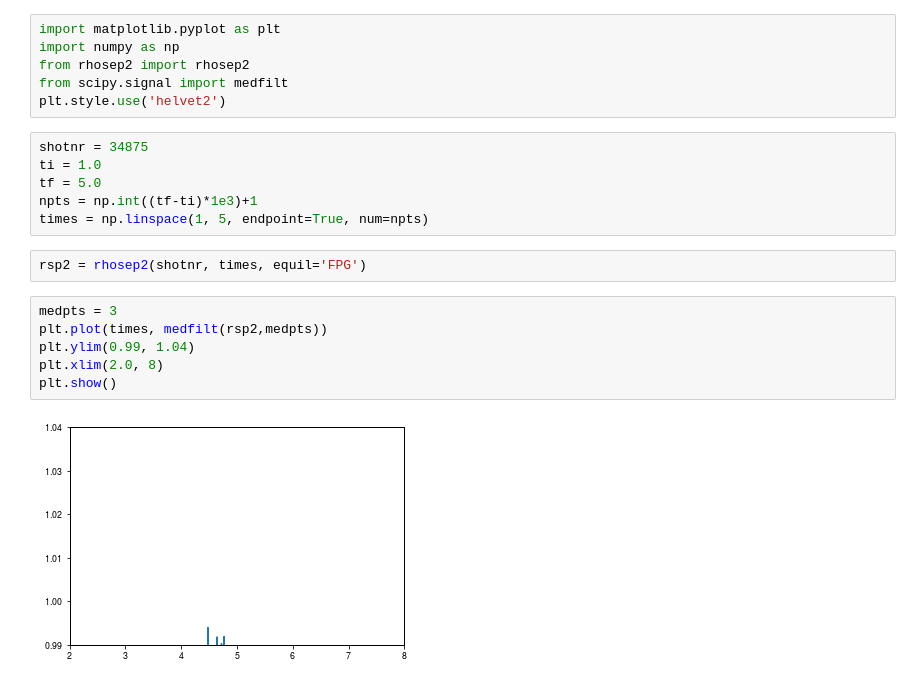
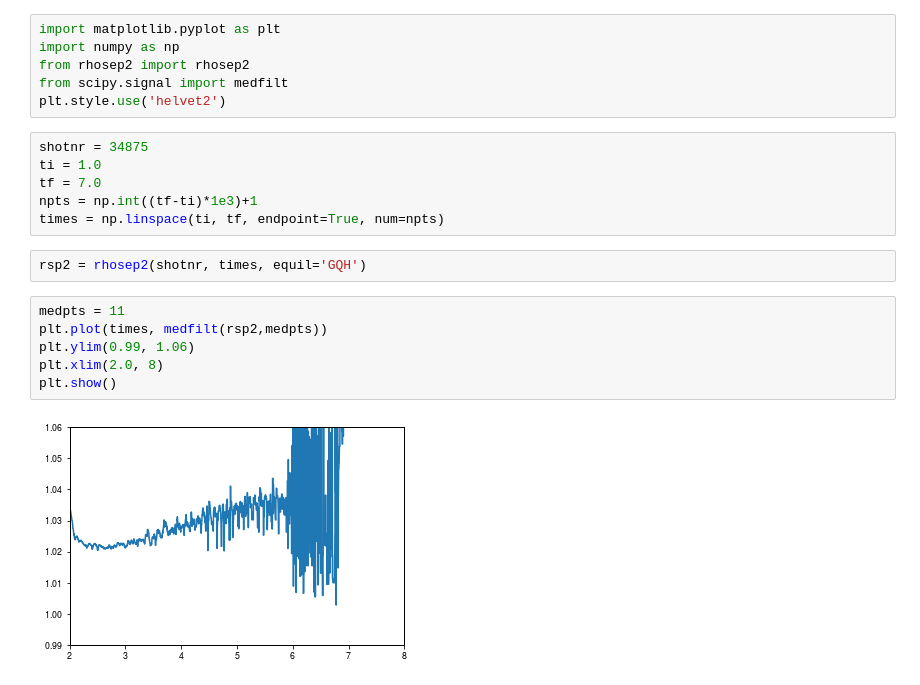
Before and after one commit to guimarais/Shoulder, a Jupyter notebook: Second_Separatrix.ipynb, the cells around one changed output. Cells and saved outputs as stored; diff of their text form.

```diff
--- a/Second_Separatrix.ipynb
+++ b/Second_Separatrix.ipynb
@@ -7,16 +7,16 @@ plt.style.use('helvet2')
 # %%
 shotnr = 34875
 ti = 1.0
-tf = 5.0
+tf = 7.0
 npts = np.int((tf-ti)*1e3)+1
-times = np.linspace(1, 5, endpoint=True, num=npts)
+times = np.linspace(ti, tf, endpoint=True, num=npts)
 # %%
-rsp2 = rhosep2(shotnr, times, equil='FPG')
+rsp2 = rhosep2(shotnr, times, equil='GQH')
 # %%
-medpts = 3
+medpts = 11
 plt.plot(times, medfilt(rsp2,medpts))
-plt.ylim(0.99, 1.04)
+plt.ylim(0.99, 1.06)
 plt.xlim(2.0, 8)
 plt.show()
 # %% [output]
-[figure, old version]
+[figure, new version]
```
Also changed, not shown: 5 other files.
